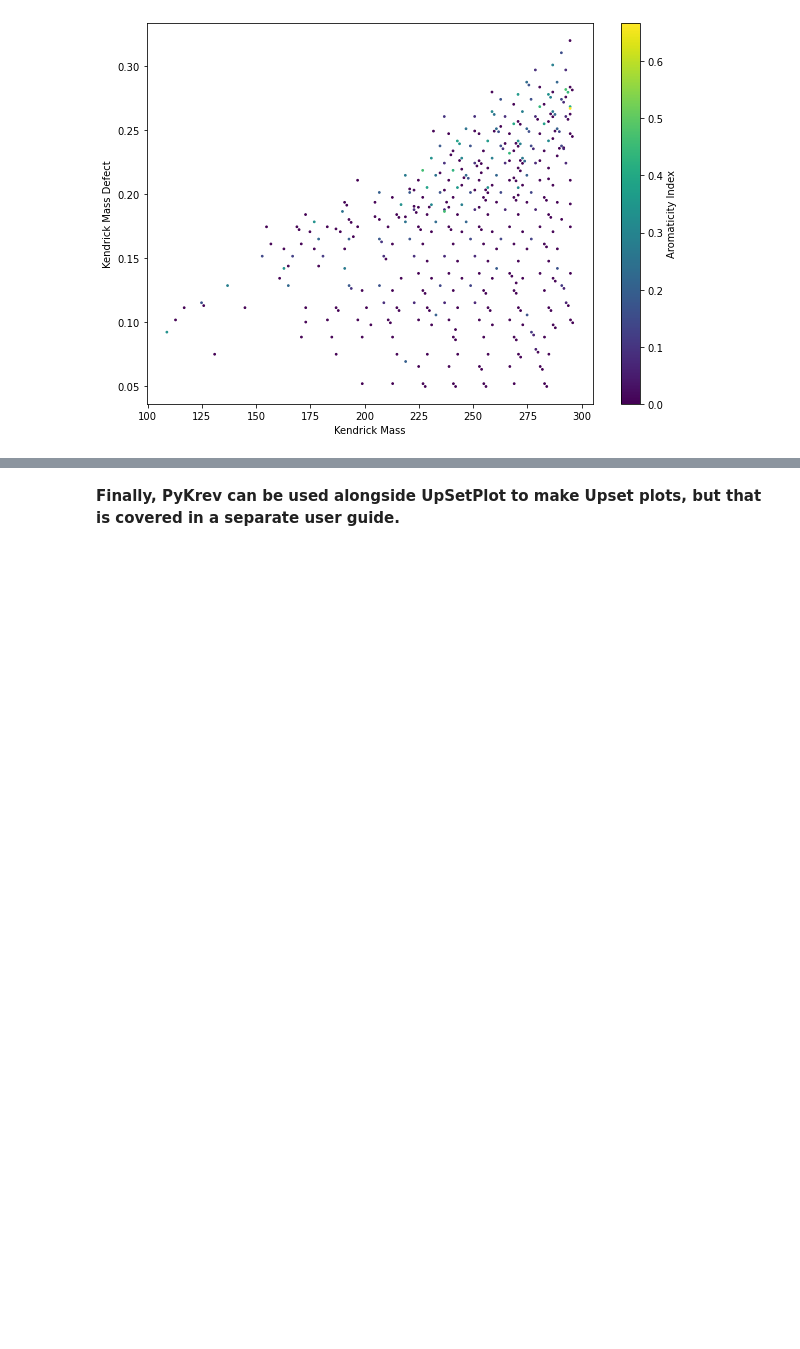
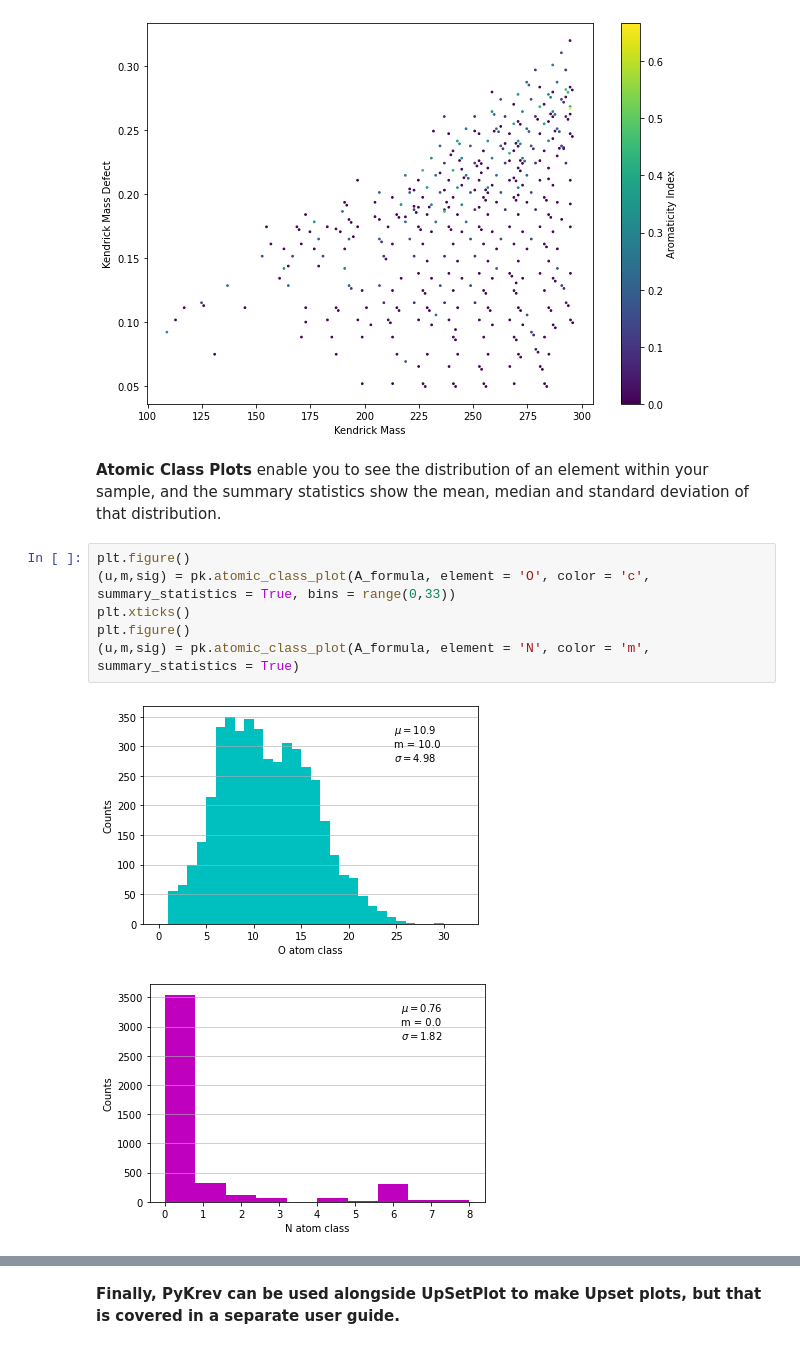
Before and after one commit to Kzra/pykrev, a Jupyter notebook: docs/PyKrev User Guide.ipynb, the cells around one changed output, grey strips where cells are left out. Drawn from its saved outputs; the diff is of its cells as text; blank space fills up the shorter version.

Commit message:
Added atomic class plot and compound class plot. Small doc changes.

```diff
--- a/docs/PyKrev User Guide.ipynb
+++ b/docs/PyKrev User Guide.ipynb
@@ -198,3 +198,14 @@ kendrickMass, kendrickMassDefect = pk.kendrick_mass_defect_plot(A_formula[:400],
 plt.colorbar().set_label('Aromaticity Index')
 # %% [output]
 [figure]
+# %% [markdown]
+**Atomic Class Plots** enable you to see the distribution of an element within your sample, and the summary statistics show the mean, median and standard deviation of that distribution.
+# %%
+plt.figure()
+(u,m,sig) = pk.atomic_class_plot(A_formula, element = 'O', color = 'c', summary_statistics = True, bins = range(0,33))
+plt.xticks()
+plt.figure()
+(u,m,sig) = pk.atomic_class_plot(A_formula, element = 'N', color = 'm', summary_statistics = True)
+# %% [output]
+[figure, added]
+[figure, added]
```
Also changed, not shown: parts of 4 cells of this notebook, 6 other files.
